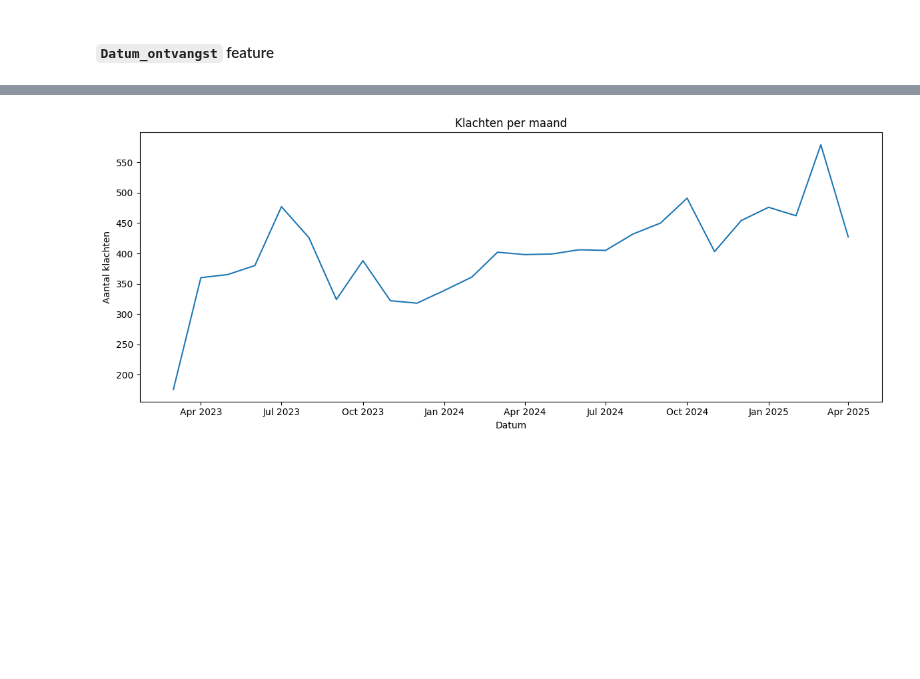
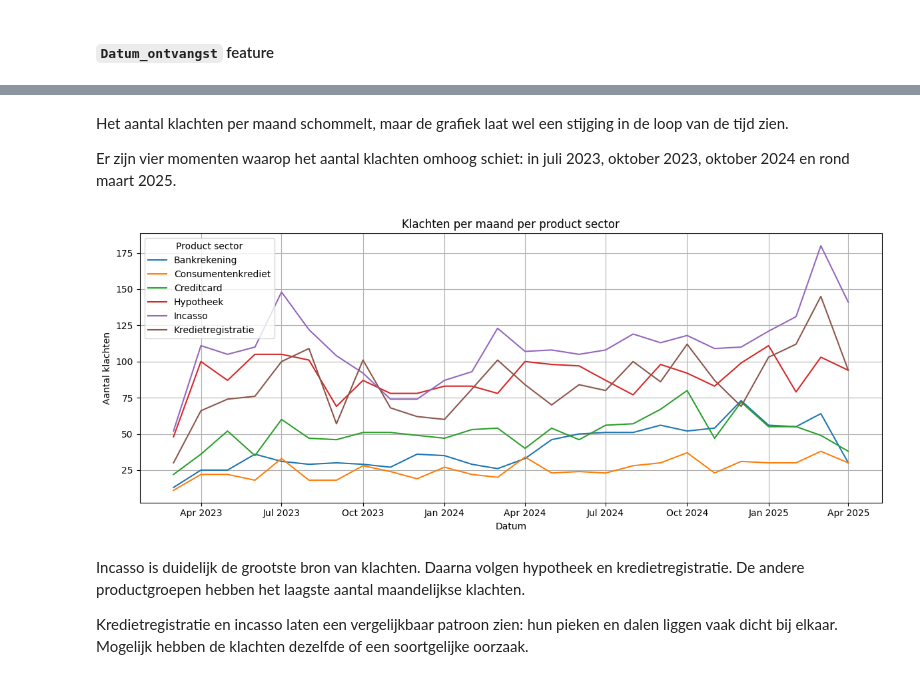
Before and after one commit to OdessaA/dataproject_1, a Jupyter notebook: EDA_klachten.ipynb, the cells around one changed output, grey strips where cells are left out. Drawn from its saved outputs; the diff is of its cells as text; code cells hidden in the pictures; blank space fills up the shorter version.

Commit message:
categorische statistieken toegevoegd. Lineplot klachten per maand per sector toegevoegd

```diff
--- a/EDA_klachten.ipynb
+++ b/EDA_klachten.ipynb
@@ -166,18 +227,32 @@ Name: count, dtype: int64
+# %% [markdown]
+Het aantal klachten per maand schommelt, maar de grafiek laat wel een stijging in de loop van de tijd zien.
+
+Er zijn vier momenten waarop het aantal klachten omhoog schiet: in juli 2023, oktober 2023, oktober 2024 en rond maart 2025.
 # %%
-train_df['Datum_ontvangst'] = pd.to_datetime(train_df['Datum_ontvangst']) # values omzetten naar datetime objecten
-counts = train_df.groupby(train_df['Datum_ontvangst'].dt.to_period('M')).size() # groeperen op jaar-maand en aantallen per maand tellen
-counts.index = counts.index.to_timestamp()
+# groeperen per maand en per product sector
+counts_sector = (
+    train_df.groupby([train_df['Datum_ontvangst'].dt.to_period('M'), 'Product']).size().unstack(fill_value=0))
+
+# index terugzetten naar timestamp
+counts_sector.index = counts_sector.index.to_timestamp()
 
 fig, ax = plt.subplots(figsize=(12,5))
-ax.plot(counts.index, counts.values)
 
-# maand - jaar labels
-ax.xaxis.set_major_formatter(mdates.DateFormatter('%b %Y'))
+for sector in counts_sector.columns:
+    ax.plot(counts_sector.index, counts_sector[sector], label=sector)
 
-plt.title("Klachten per maand")
+# Labels en titel
+ax.xaxis.set_major_formatter(mdates.DateFormatter('%b %Y')) # maand - jaar labels
+plt.title("Klachten per maand per product sector")
 plt.xlabel("Datum")
 plt.ylabel("Aantal klachten")
+plt.legend(title="Product sector")
+plt.grid(True)
 plt.tight_layout()
 plt.show()
 # %% [output]
-[figure, old version]
+[figure, new version]
+# %% [markdown]
+Incasso is duidelijk de grootste bron van klachten. Daarna volgen hypotheek en kredietregistratie. De andere productgroepen hebben het laagste aantal maandelijkse klachten.
+
+Kredietregistratie en incasso laten een vergelijkbaar patroon zien: hun pieken en dalen liggen vaak dicht bij elkaar. Mogelijk hebben de klachten dezelfde of een soortgelijke oorzaak.
```
Also changed, not shown: parts of 9 cells of this notebook.
